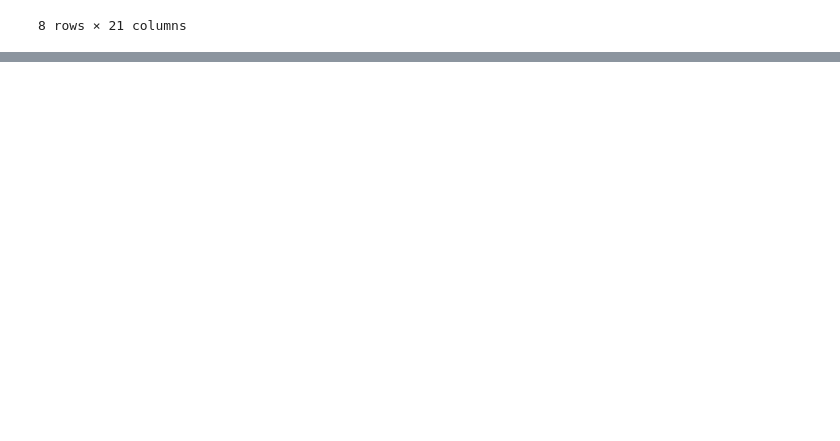
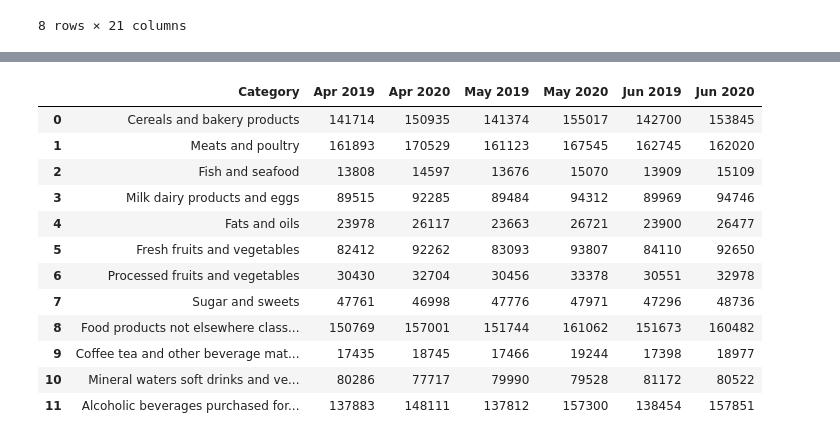
Before and after one commit to staceywai/bootcamp-project, a Jupyter notebook: Data-Exploration-and-Cleanup.ipynb, the cells around one changed output, grey strips where cells are left out. Saved outputs shown, nothing was run; the diff lists cells and outputs as text; code cells hidden in the pictures; blank space fills up the shorter version.

```diff
--- a/Data-Exploration-and-Cleanup.ipynb
+++ b/Data-Exploration-and-Cleanup.ipynb
@@ -108,0 +134,25 @@ groceryYearTotals
+# %%
+q2_data = pd.DataFrame({
+    'Category': groceries['Grocery Consumption Category '],
+    'Apr 2019': groceries['2019M04'],
+    'Apr 2020': groceries['2020M04'],
+    'May 2019': groceries['2019M05'],
+    'May 2020': groceries['2020M05'],
+    'Jun 2019': groceries['2019M06'],
+    'Jun 2020': groceries['2020M06']
+})
+q2_data
+# %% [output]
+|  | Category | Apr 2019 | Apr 2020 | May 2019 | May 2020 | Jun 2019 | Jun 2020 |
+| 0 | Cereals and bakery products | 141714 | 150935 | 141374 | 155017 | 142700 | 153845 |
+| 1 | Meats and poultry | 161893 | 170529 | 161123 | 167545 | 162745 | 162020 |
+| 2 | Fish and seafood | 13808 | 14597 | 13676 | 15070 | 13909 | 15109 |
+| 3 | Milk dairy products and eggs | 89515 | 92285 | 89484 | 94312 | 89969 | 94746 |
+| 4 | Fats and oils | 23978 | 26117 | 23663 | 26721 | 23900 | 26477 |
+| 5 | Fresh fruits and vegetables | 82412 | 92262 | 83093 | 93807 | 84110 | 92650 |
+| 6 | Processed fruits and vegetables | 30430 | 32704 | 30456 | 33378 | 30551 | 32978 |
+| 7 | Sugar and sweets | 47761 | 46998 | 47776 | 47971 | 47296 | 48736 |
+| 8 | Food products not elsewhere class... | 150769 | 157001 | 151744 | 161062 | 151673 | 160482 |
+| 9 | Coffee tea and other beverage mat... | 17435 | 18745 | 17466 | 19244 | 17398 | 18977 |
+| 10 | Mineral waters soft drinks and ve... | 80286 | 77717 | 79990 | 79528 | 81172 | 80522 |
+| 11 | Alcoholic beverages purchased for... | 137883 | 148111 | 137812 | 157300 | 138454 | 157851 |
```
Also changed, not shown: parts of 3 cells of this notebook.
